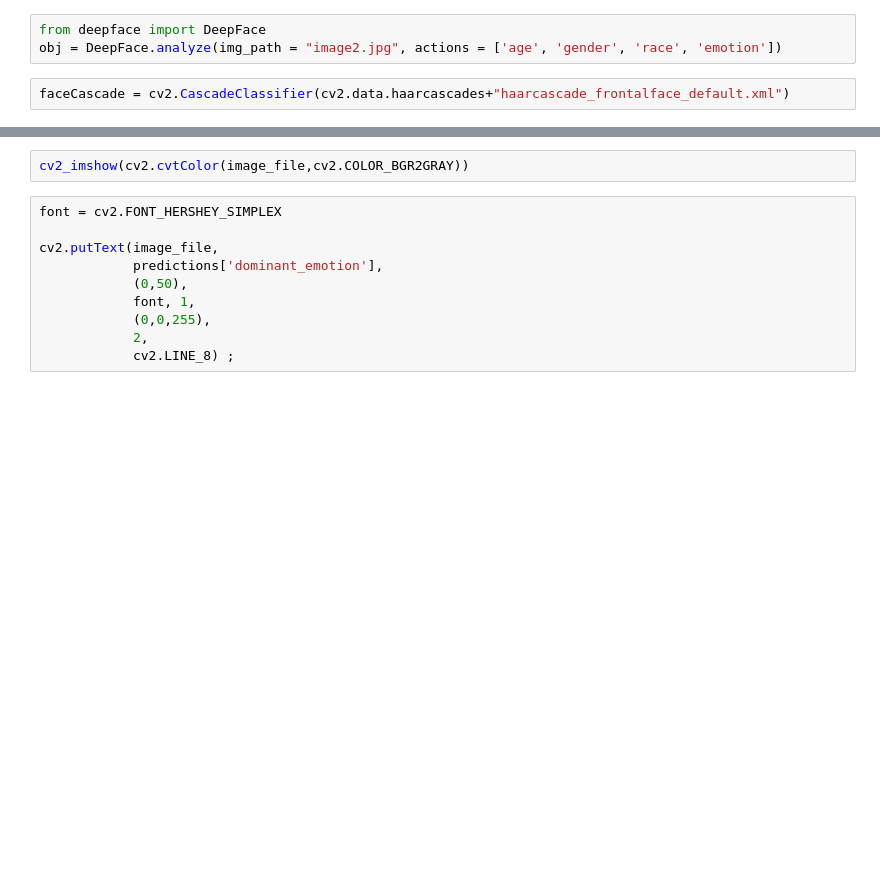
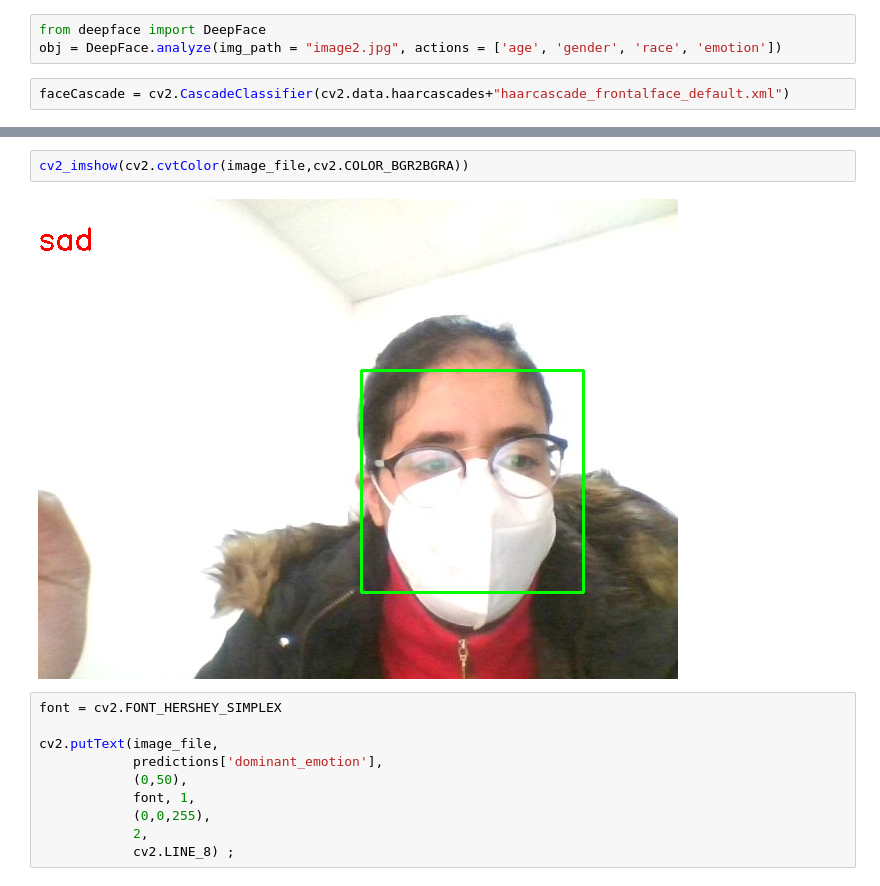
Before and after one commit to Souguiroumaima7/Face-Detection, a Jupyter notebook: face_detection+Emotions.ipynb, the cells around one changed output, grey strips where cells are left out. Drawn from its saved outputs; the diff is of its cells as text; blank space fills up the shorter version.

```diff
--- a/face_detection+Emotions.ipynb
+++ b/face_detection+Emotions.ipynb
@@ -253,5 +345,7 @@ for(x,y,w,h) in faces:
 # %%
-cv2_imshow(cv2.cvtColor(image_file,cv2.COLOR_BGR2GRAY))
+cv2_imshow(cv2.cvtColor(image_file,cv2.COLOR_BGR2BGRA))
+# %% [output]
+[figure, added]
 # %%
 font = cv2.FONT_HERSHEY_SIMPLEX
 
```
Also changed, not shown: parts of 13 cells of this notebook.
